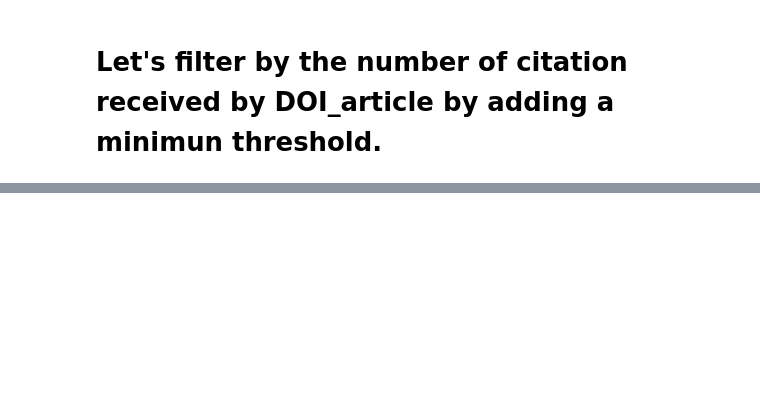
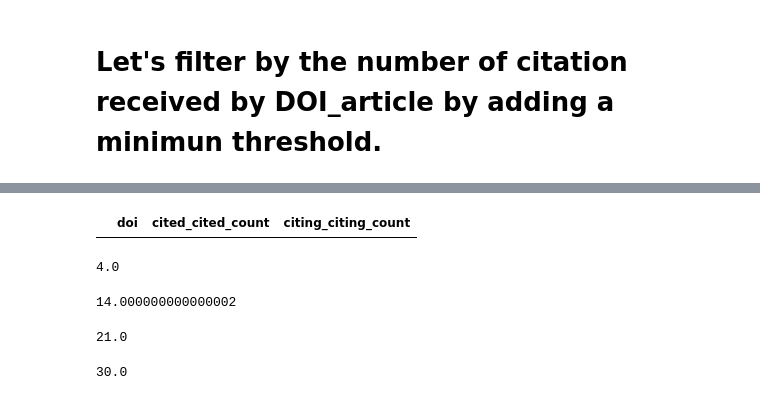
Before and after one commit to dciudadr/eLife_retractions, a Jupyter notebook: retractionwatch.ipynb, the cells around one changed output, grey strips where cells are left out. Drawn from its saved outputs; the diff is of its cells as text; code cells hidden in the pictures; blank space fills up the shorter version.

```diff
--- a/retractionwatch.ipynb
+++ b/retractionwatch.ipynb
@@ -626,0 +1213,6 @@ b'<!DOCTYPE article PUBLIC "-//NLM//DTD JATS (Z39.96) Journal Archiving and Inte
+# %%
+import re
+
+cited_papers[cited_papers["doi"] == "10.1126/science.1179052"]
+# %% [output]
+|  | doi | cited_cited_count | citing_citing_count |
@@ -626,0 +1226,16 @@ b'<!DOCTYPE article PUBLIC "-//NLM//DTD JATS (Z39.96) Journal Archiving and Inte
+# %%
+cited_in_conclusions * papers_all_sections_found
+# %% [output]
+4.0
+# %%
+cited_in_discussion * papers_all_sections_found
+# %% [output]
+14.000000000000002
+# %%
+cited_in_introduction * papers_all_sections_found
+# %% [output]
+21.0
+# %%
+cited_in_maintext  * papers_all_sections_found
+# %% [output]
+30.0
```
Also changed, not shown: parts of 93 cells of this notebook, 11 other files.
